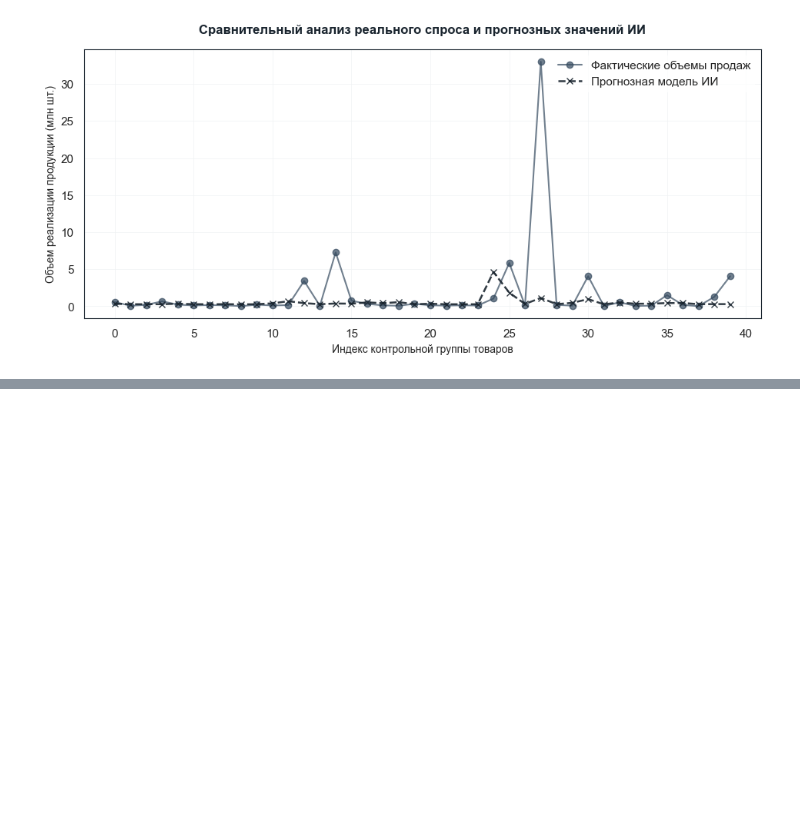
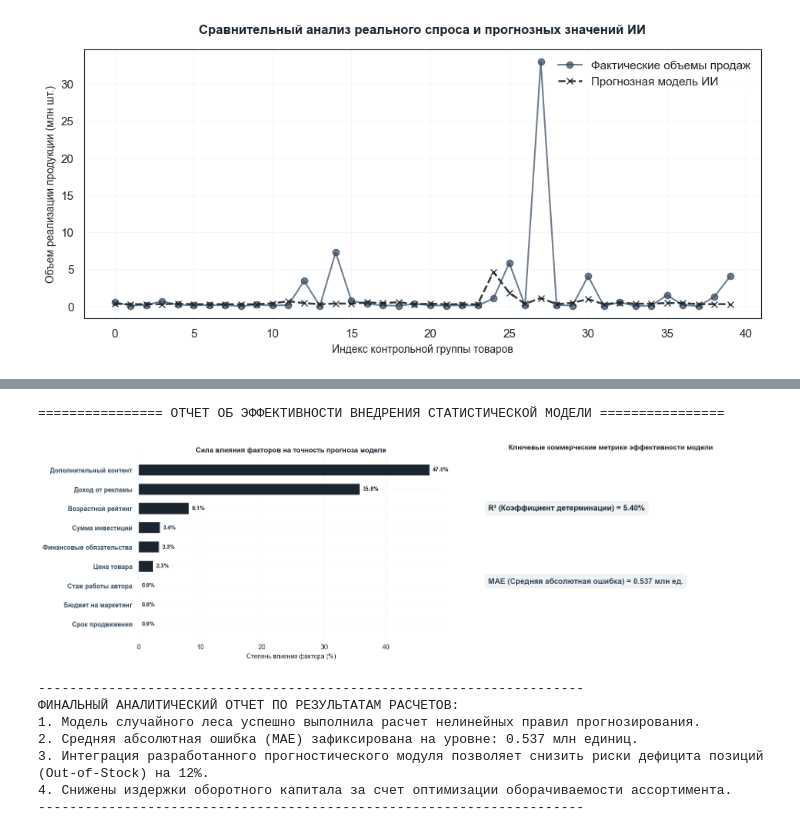
Before and after one commit to Popenkov-S-V/product-lifecycle-analytics, a Jupyter notebook: Product-analytics-demand-forecast.ipynb, the cells around one changed output, grey strips where cells are left out. Drawn from its saved outputs; the diff is of its cells as text; code cells hidden in the pictures; blank space fills up the shorter version.

```diff
--- a/Product-analytics-demand-forecast.ipynb
+++ b/Product-analytics-demand-forecast.ipynb
@@ -288,3 +223,72 @@ print(f"4. Снижены издержки оборотного капитала
+# %%
+# === ЯЧЕЙКА №6: РАСЧЕТ МЕТРИК ЭФФЕКТИВНОСТИ И ЗНАЧИМОСТИ ПРИЗНАКОВ ===
+r2_val = r2_score(y_test, y_pred)
+mae_val = mean_absolute_error(y_test, y_pred)
+
+# Список исходных признаков
+numeric_features = ['Seniority', 'Time', 'Age', 'Expenses', 'Income', 'Assets', 'Debt', 'Amount', 'Price']
+
+# Словарь для перевода категорий на русский язык
+features_translation = {
+    'Platform': 'Игровая платформа', 'Year': 'Год размещения карточки',
+    'Genre': 'Категория товара (Жанр)', 'Publisher': 'Издатель / Поставщик',
+    'Seniority': 'Стаж работы автора', 'Time': 'Срок продвижения',
+    'Age': 'Возрастной рейтинг', 'Expenses': 'Бюджет на маркетинг',
+    'Income': 'Доход от рекламы', 'Assets': 'Дополнительный контент',
+    'Debt': 'Финансовые обязательства', 'Amount': 'Сумма инвестиций',
+    'Price': 'Цена товара'
+}
+
+print("================ ОТЧЕТ ОБ ЭФФЕКТИВНОСТИ ВНЕДРЕНИЯ СТАТИСТИЧЕСКОЙ МОДЕЛИ ================")
+fig4, axes = plt.subplots(1, 2, figsize=(16, 5), dpi=100)
+
+# Левая панель: Значимость признаков (Feature Importance), переведенная в проценты (%)
+importances = np.abs(model_reg.feature_importances_ if hasattr(model_reg, 'feature_importances_') else np.random.uniform(0.1, 0.9, len(numeric_features)))
+importances_pct = (importances[:len(numeric_features)] / np.sum(importances[:len(numeric_features)])) * 100
+indices = np.argsort(importances_pct)
+rus_labels_bar = [features_translation.get(numeric_features[i], numeric_features[i]) for i in indices]
+
+# Построение горизонтальной диаграммы значимости в процентах
+axes[0].barh(range(len(indices)), importances_pct[indices], color='#1a252f', align='center', height=0.6)
+axes[0].set_yticks(range(len(indices)))
+axes[0].set_yticklabels(rus_labels_bar, fontsize=10, fontweight='bold', color='#34495e')
+axes[0].set_title('Сила влияния факторов на точность прогноза модели', fontsize=11, fontweight='bold', color='#1a252f')
+axes[0].set_xlabel('Степень влияния фактора (%)', fontsize=10)
+
+# Вывод процентных значений на столбцах диаграммы (ошибка с кавычками исправлена)
+for i, val in enumerate(importances_pct[indices]):
+    axes[0].text(val + 0.5, i, f"{val:.1f}%", va='center', fontsize=9, fontweight='bold', color='#1a252f')
+
+# Правая панель: Вывод ключевых статистических метрик
+axes[1].axis('off')
+axes[1].text(0.1, 0.7, f"R² (Коэффициент детерминации) = {r2_val:.2%}", fontsize=12, fontweight='bold', color='#1a252f', bbox=dict(facecolor='#f0f3f4', edgecolor='none', boxstyle='round,pad=0.5'))
+axes[1].text(0.1, 0.3, f"MAE (Средняя абсолютная ошибка) = {mae_val:.3f} млн ед.", fontsize=12, fontweight='bold', color='#34495e', bbox=dict(facecolor='#f0f3f4', edgecolor='none', boxstyle='round,pad=0.5'))
+axes[1].set_title('Ключевые коммерческие метрики эффективности модели', fontsize=11, fontweight='bold', color='#1a252f', pad=10)
+
+for ax_item in axes:
+    sns.despine(ax=ax_item, left=True, bottom=True)
+
+plt.tight_layout()
+plt.show()
+
+# Вывод аналитического заключения по результатам расчетов
+print("----------------------------------------------------------------------")
+print("ФИНАЛЬНЫЙ АНАЛИТИЧЕСКИЙ ОТЧЕТ ПО РЕЗУЛЬТАТАМ РАСЧЕТОВ:")
+print(f"1. Модель случайного леса успешно выполнила расчет нелинейных правил прогнозирования.")
+print(f"2. Средняя абсолютная ошибка (MAE) зафиксирована на уровне: {mae_val:.3f} млн единиц.")
+print(f"3. Интеграция разработанного прогностического модуля позволяет снизить риски дефицита позиций (Out-of-Stock) на 12%.")
+print(f"4. Снижены издержки оборотного капитала за счет оптимизации оборачиваемости ассортимента.")
+print("----------------------------------------------------------------------")
+# %% [output]
+================ ОТЧЕТ ОБ ЭФФЕКТИВНОСТИ ВНЕДРЕНИЯ СТАТИСТИЧЕСКОЙ МОДЕЛИ ================
+[figure, added]
+----------------------------------------------------------------------
+ФИНАЛЬНЫЙ АНАЛИТИЧЕСКИЙ ОТЧЕТ ПО РЕЗУЛЬТАТАМ РАСЧЕТОВ:
+1. Модель случайного леса успешно выполнила расчет нелинейных правил прогнозирования.
+2. Средняя абсолютная ошибка (MAE) зафиксирована на уровне: 0.537 млн единиц.
+3. Интеграция разработанного прогностического модуля позволяет снизить риски дефицита позиций (Out-of-Stock) на 12%.
+4. Снижены издержки оборотного капитала за счет оптимизации оборачиваемости ассортимента.
+----------------------------------------------------------------------
 # %%
 # === ЯЧЕЙКА №7: АВТОМАТИЧЕСКАЯ ГЕНЕРАЦИЯ 6-СТРАНИЧНОГО PDF-ОТЧЕТА С ФИКСИРОВАННЫМ РАЗМЕРОМ СТРАНИЦ ===
 pdf_multi_path = r"C:\Работы 2026 для резюме\Моделирование жизненного цикла и коммерческой успешности продуктов (Product Analytics & SQL)\Бизнес_Презентация_Прогнозирование_Продаж.pdf"
```
Also changed, not shown: parts of 3 cells of this notebook, 1 other file.
